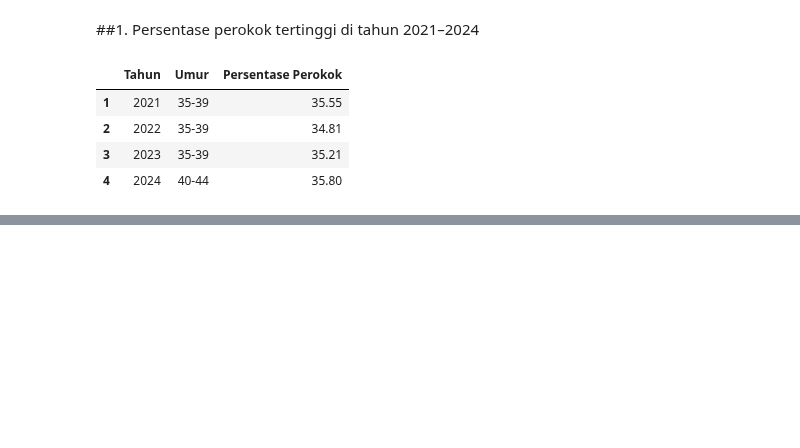
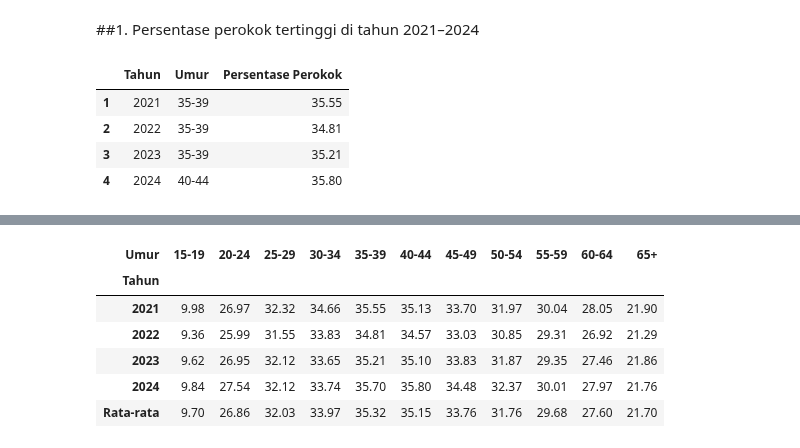
Before and after one commit to IdhamAbidinKaisilay/BelajarDataAnalyst, a Jupyter notebook: Latihan+Analisis+Data+_+Data+Persentase+Perokok+Indonesia.ipynb, the cells around one changed output, grey strips where cells are left out. Cells and saved outputs as stored; diff of their text form; code cells hidden in the pictures; blank space fills up the shorter version.

```diff
--- a/Latihan+Analisis+Data+_+Data+Persentase+Perokok+Indonesia.ipynb
+++ b/Latihan+Analisis+Data+_+Data+Persentase+Perokok+Indonesia.ipynb
@@ -72,3 +95,24 @@ pivot_df
 | 55-59 | 30.04 | 29.31 | 29.35 | 30.01 | 29.68 |
 | 60-64 | 28.05 | 26.92 | 27.46 | 27.97 | 27.60 |
 | 65+ | 21.90 | 21.29 | 21.86 | 21.76 | 21.70 |
+# %%
+#Tabel versi 2 - persentase perokok per tahun (2021-2024)
+
+# Pivot table: baris = tahun, kolom = umur, nilai = persentase perokok
+pivot_df_v2 = df.pivot(index='Tahun', columns='Umur', values='Persentase Perokok')
+
+# Tambahkan baris rata-rata persentase perokok tiap umur
+pivot_df_v2.loc['Rata-rata'] = pivot_df_v2.mean(axis=0).round(2)
+
+# Tampilkan semua baris dan kolom
+pd.set_option('display.max_rows', None)
+pd.set_option('display.max_columns', None)
+pivot_df_v2
+# %% [output]
+| Umur | 15-19 | 20-24 | 25-29 | 30-34 | 35-39 | 40-44 | 45-49 | 50-54 | 55-59 | 60-64 | 65+ |
+| Tahun |  |  |  |  |  |  |  |  |  |  |  |
+| 2021 | 9.98 | 26.97 | 32.32 | 34.66 | 35.55 | 35.13 | 33.70 | 31.97 | 30.04 | 28.05 | 21.90 |
+| 2022 | 9.36 | 25.99 | 31.55 | 33.83 | 34.81 | 34.57 | 33.03 | 30.85 | 29.31 | 26.92 | 21.29 |
+| 2023 | 9.62 | 26.95 | 32.12 | 33.65 | 35.21 | 35.10 | 33.83 | 31.87 | 29.35 | 27.46 | 21.86 |
+| 2024 | 9.84 | 27.54 | 32.12 | 33.74 | 35.70 | 35.80 | 34.48 | 32.37 | 30.01 | 27.97 | 21.76 |
+| Rata-rata | 9.70 | 26.86 | 32.03 | 33.97 | 35.32 | 35.15 | 33.76 | 31.76 | 29.68 | 27.60 | 21.70 |
```
Also changed, not shown: parts of 8 cells of this notebook.
